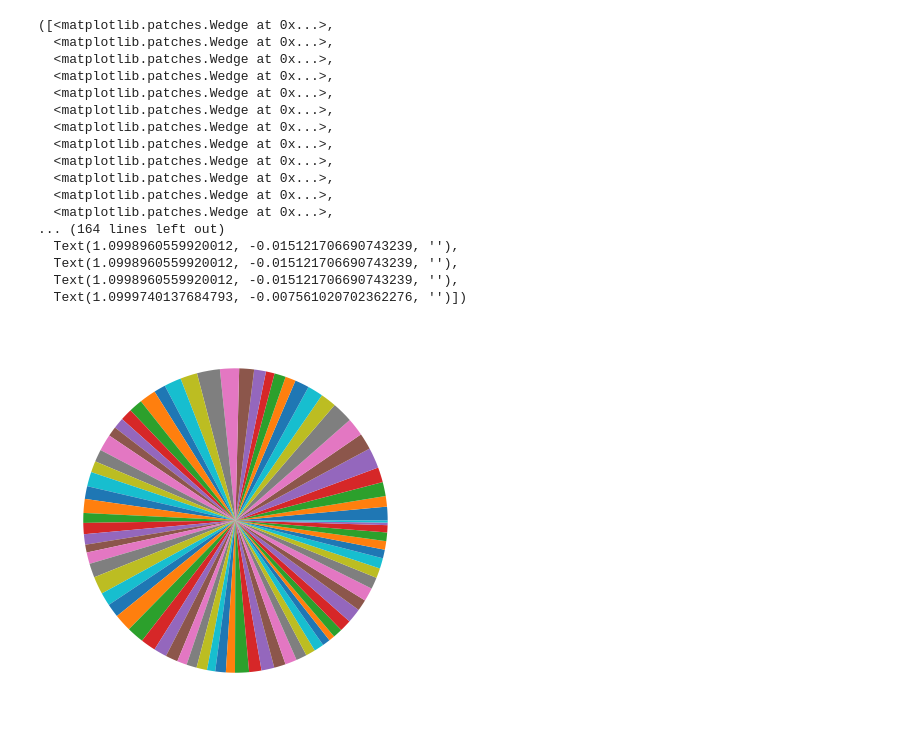
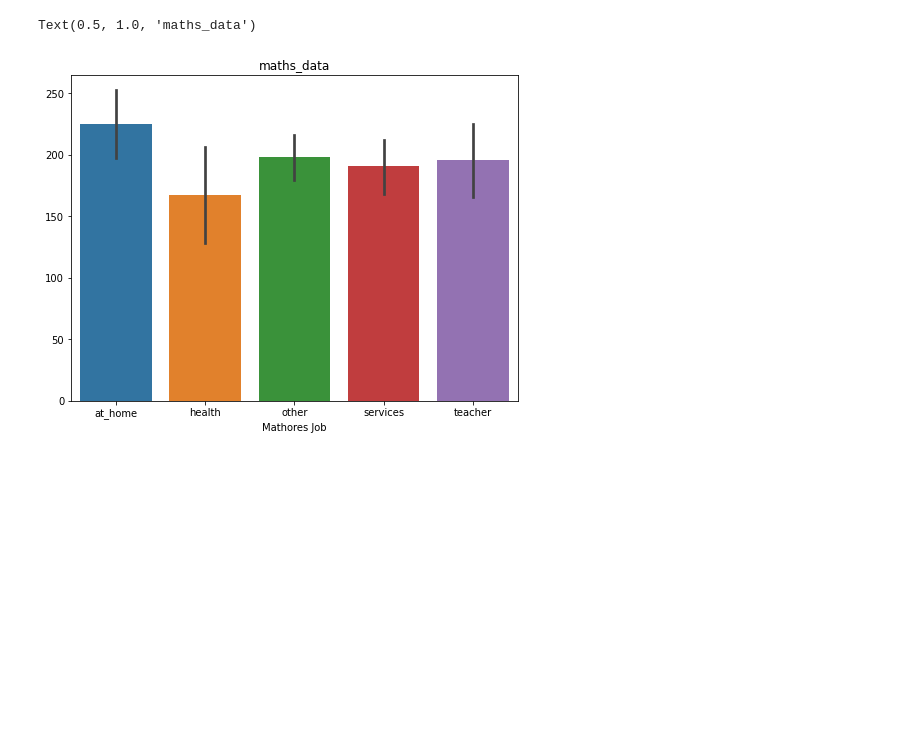
Before and after one commit to nadaoteif/VisualizationsAsgmt1, a Jupyter notebook: Visualizations22.ipynb, the cells around one changed output. Drawn from its saved outputs; the diff is of its cells as text; code cells hidden in the pictures; blank space fills up the shorter version.

```diff
--- a/Visualizations22.ipynb
+++ b/Visualizations22.ipynb
@@ -24,6 +28,9 @@ plt.xlabel("Date")
 # %%
 #  Bar Chart
-plt.figure(figsize=(8, 6))
-sns.barplot(x=museum_data['Avila Adobe'], y=museum_data.index)
-plt.xlabel("")
-plt.title("Monthly Visitors to Avila Adobe")
+plt.figure(figsize=(20,10))
+sns.barplot(x=maths_data['Mjob'], y=maths_data.index)
+plt.xlabel("Mathores Job")
+plt.title("maths_data")
+# %% [output]
+Text(0.5, 1.0, 'maths_data')
+[figure, added]
@@ -33,23 +36,0 @@ sns.scatterplot(x=museum_data['Month'], y=museum_data['Avila Adobe'])
-# %%
-#  Pie Chart
-plt.figure(figsize =(10, 7))
-plt.pie(museum_data['Avila Adobe'])
-# %% [output]
-([<matplotlib.patches.Wedge at 0x...>,
-  <matplotlib.patches.Wedge at 0x...>,
-  <matplotlib.patches.Wedge at 0x...>,
-  <matplotlib.patches.Wedge at 0x...>,
-  <matplotlib.patches.Wedge at 0x...>,
-  <matplotlib.patches.Wedge at 0x...>,
-  <matplotlib.patches.Wedge at 0x...>,
-  <matplotlib.patches.Wedge at 0x...>,
-  <matplotlib.patches.Wedge at 0x...>,
-  <matplotlib.patches.Wedge at 0x...>,
-  <matplotlib.patches.Wedge at 0x...>,
-  <matplotlib.patches.Wedge at 0x...>,
-... (164 lines left out)
-  Text(1.0998960559920012, -0.015121706690743239, ''),
-  Text(1.0998960559920012, -0.015121706690743239, ''),
-  Text(1.0998960559920012, -0.015121706690743239, ''),
-  Text(1.0999740137684793, -0.007561020702362276, '')])
-[figure, removed]
```
Also changed, not shown: parts of 12 cells of this notebook.
